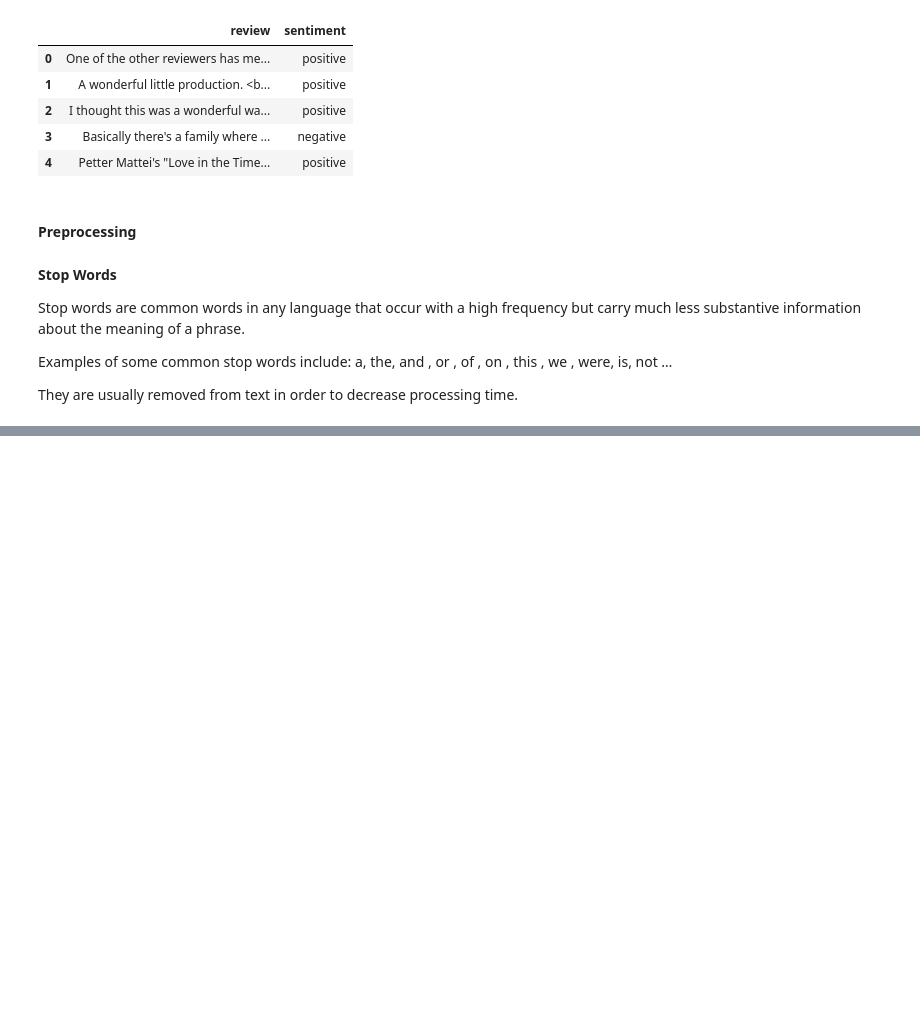
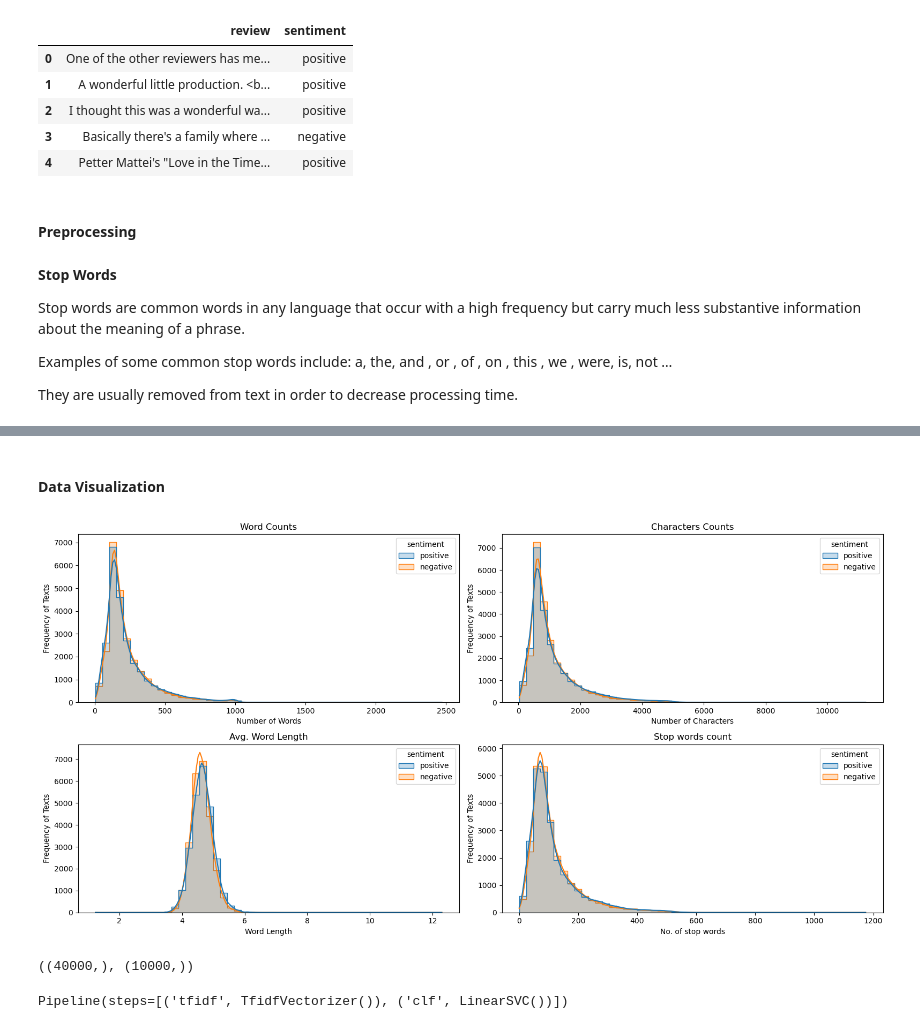
Before and after one commit to mdislammazharul/IMDB_Sentiment_Classification, a Jupyter notebook: IMDB_Sentiment_Classification.ipynb, the cells around one changed output, grey strips where cells are left out. Saved outputs shown, nothing was run; the diff lists cells and outputs as text; code cells hidden in the pictures; blank space fills up the shorter version.

Commit message:
feat: model trained

```diff
--- a/IMDB_Sentiment_Classification.ipynb
+++ b/IMDB_Sentiment_Classification.ipynb
@@ -81,3 +81,5 @@ df.head()
 | 2 | i thought this was a wonderful wa... | positive | 166 | 761 | 4.584337 | 87 | thought wonderful way spend time ... |
 | 3 | basically there's a family where ... | negative | 138 | 611 | 4.427536 | 67 | basically there's family little b... |
 | 4 | petter mattei's "love in the time... | positive | 230 | 1088 | 4.730435 | 111 | petter mattei's "love time money"... |
+# %% [markdown]
+#### Data Visualization
@@ -83,0 +88,30 @@ df.head()
+# %%
+plt.figure(figsize=(16,8))
+plt.subplot(2,2,1)
+plot = sns.histplot(data=df, x='word_counts', hue='sentiment', kde=True, element='step', bins=50)
+plt.xlabel("Number of Words")
+plt.ylabel("Frequency of Texts")
+plt.title('Word Counts')
+
+plt.subplot(2,2,2)
+plot = sns.histplot(data=df, x='char_counts', hue='sentiment', kde=True, element='step', bins=50)
+plt.xlabel("Number of Characters")
+plt.ylabel("Frequency of Texts")
+plt.title('Characters Counts')
+
+plt.subplot(2,2,3)
+plot = sns.histplot(data=df, x='avg_wordlength', hue='sentiment', kde=True, element='step', bins=50)
+plt.xlabel("Word Length")
+plt.ylabel("Frequency of Texts")
+plt.title('Avg. Word Length')
+
+plt.subplot(2,2,4)
+plot = sns.histplot(data=df, x='stopwords_counts', hue='sentiment', kde=True, element='step', bins=50)
+plt.xlabel("No. of stop words")
+plt.ylabel("Frequency of Texts")
+plt.title('Stop words count')
+
+plt.tight_layout()
+plt.show()
+# %% [output]
+[figure, added]
@@ -83,0 +126,4 @@ df.head()
+# %%
+X_train.shape, X_test.shape
+# %% [output]
+((40000,), (10000,))
@@ -83,0 +132,4 @@ df.head()
+# %%
+clf.fit(X_train, y_train)
+# %% [output]
+Pipeline(steps=[('tfidf', TfidfVectorizer()), ('clf', LinearSVC())])
```
Also changed, not shown: parts of 7 cells of this notebook.
